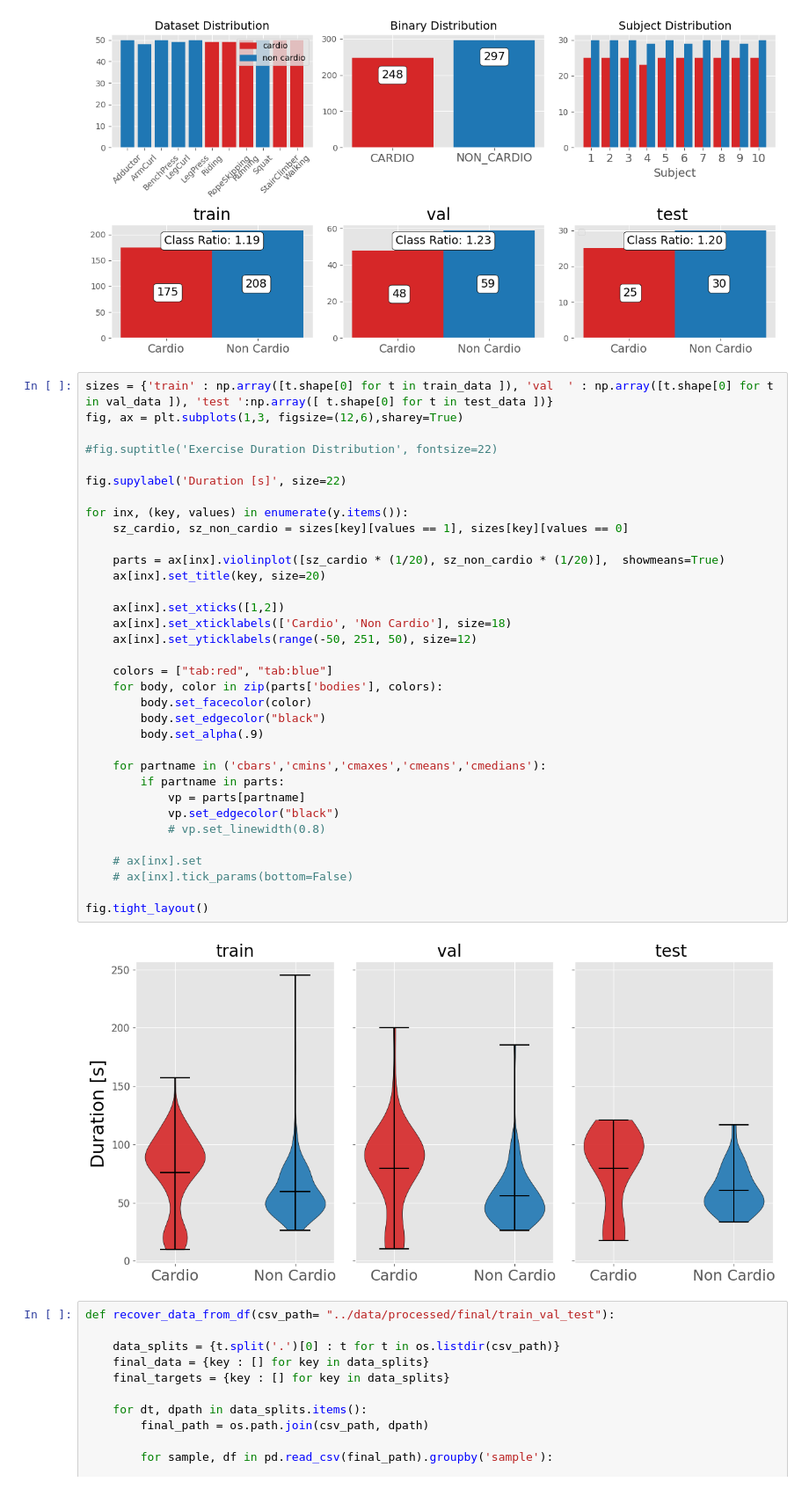
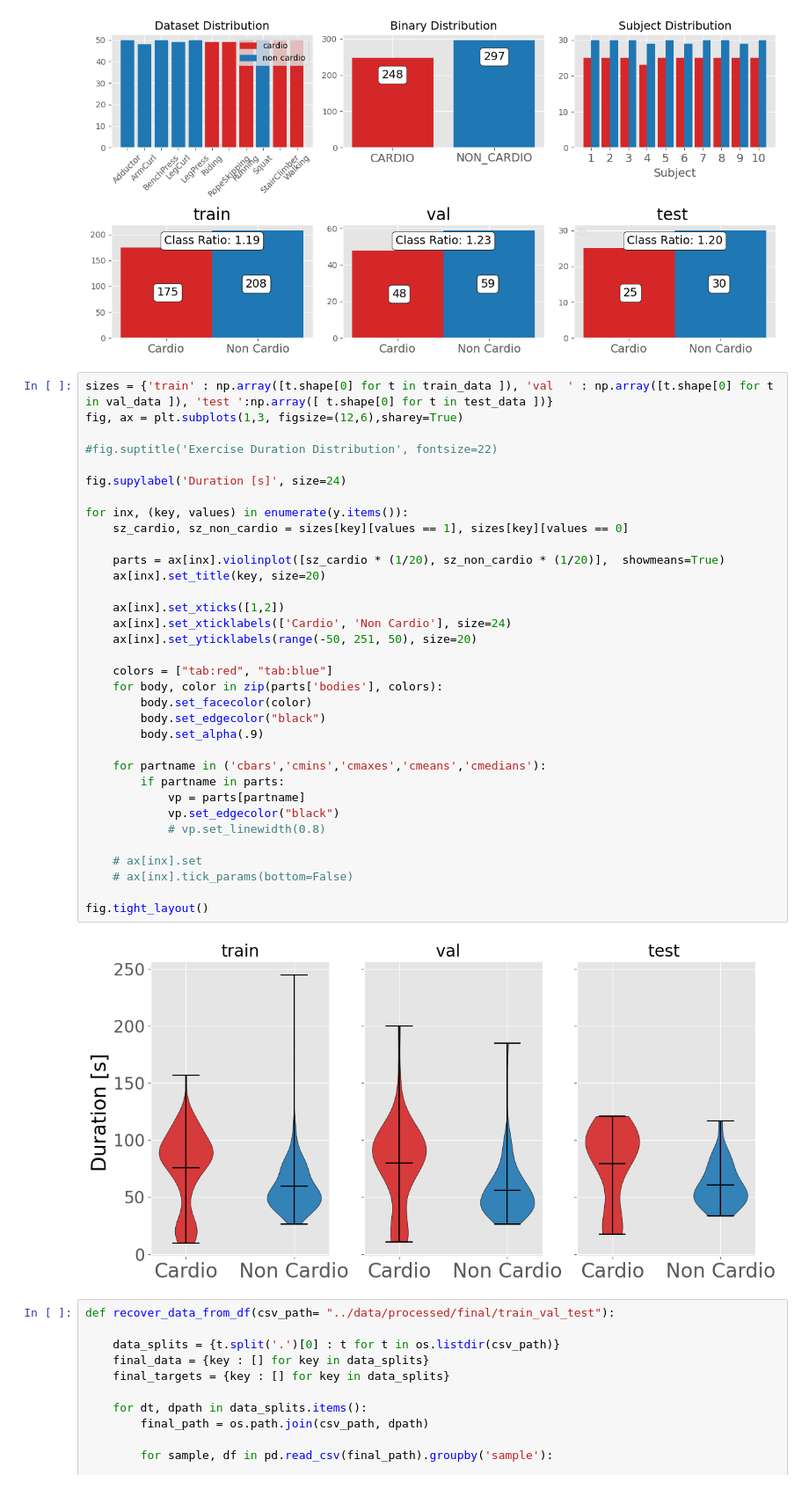
Before and after one commit to Arthur-Salles/mc855-recgym, a Jupyter notebook: src/eda_preprocessing.ipynb, the cells around one changed output. Shown at 88% size. Cells and saved outputs as stored; diff of their text form.

```diff
--- a/src/eda_preprocessing.ipynb
+++ b/src/eda_preprocessing.ipynb
@@ -522,37 +522,37 @@ sizes = {'train' : np.array([t.shape[0] for t in train_data ]), 'val  ' : np.arr
 fig, ax = plt.subplots(1,3, figsize=(12,6),sharey=True)
 
 #fig.suptitle('Exercise Duration Distribution', fontsize=22)
 
-fig.supylabel('Duration [s]', size=22)
+fig.supylabel('Duration [s]', size=24)
 
 for inx, (key, values) in enumerate(y.items()):
     sz_cardio, sz_non_cardio = sizes[key][values == 1], sizes[key][values == 0]
 
     parts = ax[inx].violinplot([sz_cardio * (1/20), sz_non_cardio * (1/20)],  showmeans=True)
     ax[inx].set_title(key, size=20)
 
     ax[inx].set_xticks([1,2])
-    ax[inx].set_xticklabels(['Cardio', 'Non Cardio'], size=18)
-    ax[inx].set_yticklabels(range(-50, 251, 50), size=12)
+    ax[inx].set_xticklabels(['Cardio', 'Non Cardio'], size=24)
+    ax[inx].set_yticklabels(range(-50, 251, 50), size=20)
 
     colors = ["tab:red", "tab:blue"]
     for body, color in zip(parts['bodies'], colors):
         body.set_facecolor(color)
         body.set_edgecolor("black")
         body.set_alpha(.9)
 
     for partname in ('cbars','cmins','cmaxes','cmeans','cmedians'):
         if partname in parts:
             vp = parts[partname]
             vp.set_edgecolor("black")
             # vp.set_linewidth(0.8)
 
     # ax[inx].set
     # ax[inx].tick_params(bottom=False)
 
 fig.tight_layout()
 # %% [output]
-[figure, old version]
+[figure, new version]
 # %%
 def recover_data_from_df(csv_path= "../data/processed/final/train_val_test"):
 
```
Also changed, not shown: 4 other files.
